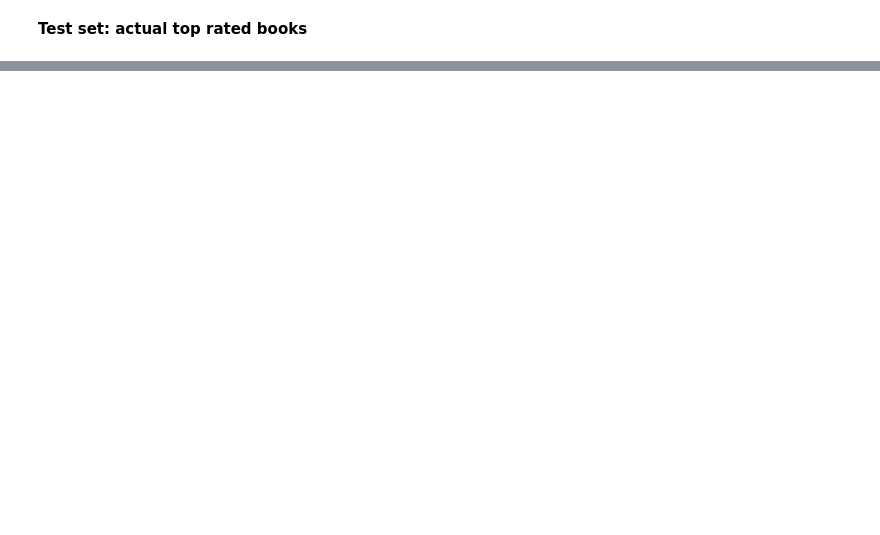
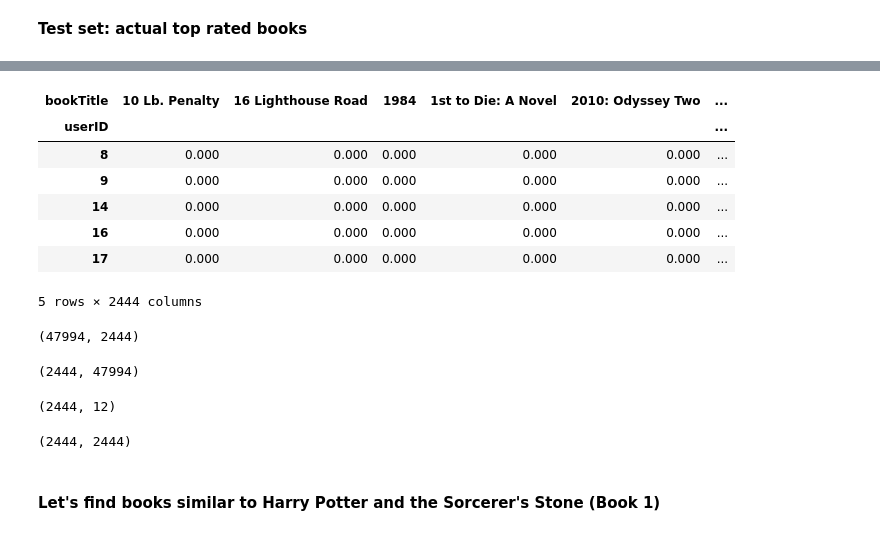
Before and after one commit to Hiteshlko1/Book-Recommendation-system, a Jupyter notebook: Book_Recommendation_System_Capstone_Hitesh_Verma.ipynb, the cells around one changed output, grey strips where cells are left out. Saved outputs shown, nothing was run; the diff lists cells and outputs as text; code cells hidden in the pictures; blank space fills up the shorter version.

```diff
--- a/Book_Recommendation_System_Capstone_Hitesh_Verma.ipynb
+++ b/Book_Recommendation_System_Capstone_Hitesh_Verma.ipynb
@@ -739,0 +862,3 @@ df_user[df_user['pred_rating'].notna()].sort_values('book_rating', ascending=Fal
+# %%
+pd.set_option('display.float_format', lambda x: '%.3f' % x)
+print(book_ratingcount['TotalRatingCount'].describe())
@@ -739,0 +889,3 @@ df_user[df_user['pred_rating'].notna()].sort_values('book_rating', ascending=Fal
+# %%
+popularity_threshold = 50
+rating_popular_book = rating_with_totalratingcount.query('TotalRatingCount >= @popularity_threshold')
@@ -739,0 +901,9 @@ df_user[df_user['pred_rating'].notna()].sort_values('book_rating', ascending=Fal
+# %%
+if not rating_popular_book[rating_popular_book.duplicated(['userID', 'bookTitle'])].empty:
+    initial_rows = rating_popular_book.shape[0]
+
+    print('Initial dataframe shape {0}'.format(rating_popular_book.shape))
+    rating_popular_book = rating_popular_book.drop_duplicates(['userID', 'bookTitle'])
+    current_rows = rating_popular_book.shape[0]
+    print('New dataframe shape {0}'.format(rating_popular_book.shape))
+    print('Removed {0} rows'.format(initial_rows - current_rows))
@@ -739,0 +945,38 @@ df_user[df_user['pred_rating'].notna()].sort_values('book_rating', ascending=Fal
+# %%
+us_canada_user_rating_pivot2 = rating_popular_book.pivot(index = 'userID', columns = 'bookTitle', values = 'bookRating').fillna(0)
+# %%
+us_canada_user_rating_pivot2.head()
+# %% [output]
+| bookTitle | 10 Lb. Penalty | 16 Lighthouse Road | 1984 | 1st to Die: A Novel | 2010: Odyssey Two | ... |
+| userID |  |  |  |  |  | ... |
+| 8 | 0.000 | 0.000 | 0.000 | 0.000 | 0.000 | ... |
+| 9 | 0.000 | 0.000 | 0.000 | 0.000 | 0.000 | ... |
+| 14 | 0.000 | 0.000 | 0.000 | 0.000 | 0.000 | ... |
+| 16 | 0.000 | 0.000 | 0.000 | 0.000 | 0.000 | ... |
+| 17 | 0.000 | 0.000 | 0.000 | 0.000 | 0.000 | ... |
+5 rows × 2444 columns
+# %%
+us_canada_user_rating_pivot2.shape
+# %% [output]
+(47994, 2444)
+# %%
+X = us_canada_user_rating_pivot2.values.T
+X.shape
+# %% [output]
+(2444, 47994)
+# %%
+import sklearn
+from sklearn.decomposition import TruncatedSVD
+
+SVD = TruncatedSVD(n_components=12, random_state=17)
+matrix = SVD.fit_transform(X)
+matrix.shape
+# %% [output]
+(2444, 12)
+# %%
+corr = np.corrcoef(matrix)
+corr.shape
+# %% [output]
+(2444, 2444)
+# %% [markdown]
+#### Let's find books similar to Harry Potter and the Sorcerer's Stone (Book 1)
```
Also changed, not shown: parts of 30 cells of this notebook.
